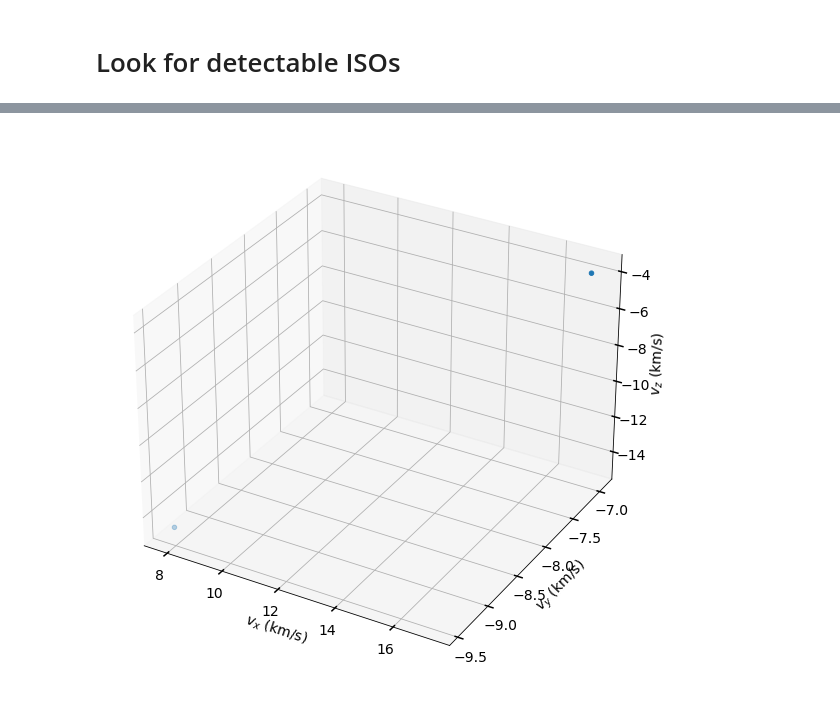
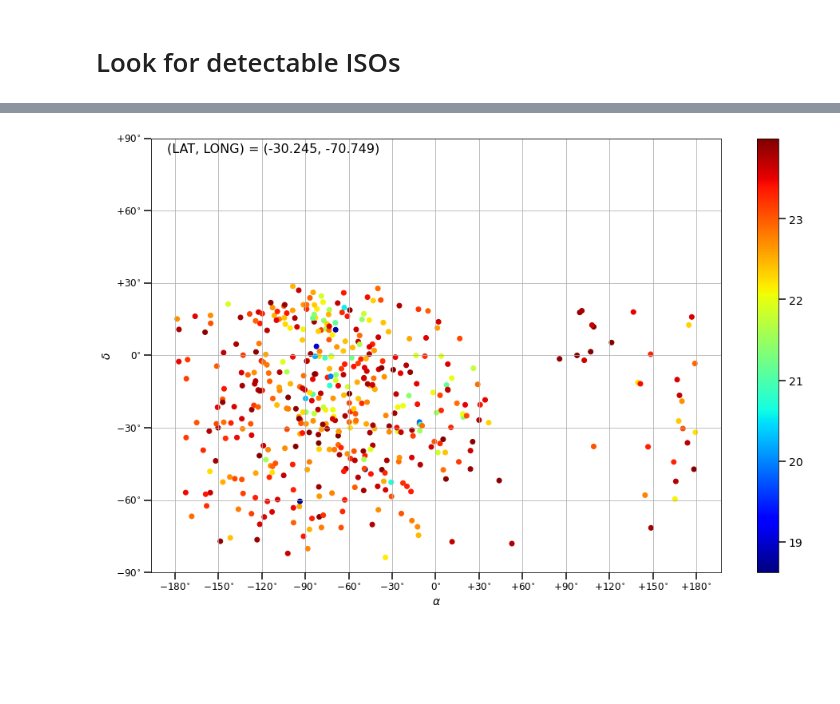
Before and after one commit to djhoover717/ISOAnalysis, a Jupyter notebook: iso_analysis_v3.ipynb, the cells around one changed output, grey strips where cells are left out. Drawn from its saved outputs; the diff is of its cells as text; code cells hidden in the pictures; blank space fills up the shorter version.

```diff
--- a/iso_analysis_v3.ipynb
+++ b/iso_analysis_v3.ipynb
@@ -342,15 +340,33 @@ plot_hist(orbits['e'][close_encounters], label=r'$e$', \
-# %%
-fig = plt.figure(figsize=(10, 10))
-ax = fig.add_subplot(projection='3d')
-
-vel_close_encounters = orbits['vel'][close_encounters]*AU/1000.
-
-ax.scatter(vel_close_encounters[:, 0, 0], \
-        vel_close_encounters[:, 0, 1], vel_close_encounters[:, 0, 2])
-
-ax.set_xlabel(r'$v_{x}$ (km/s)')
-ax.set_ylabel(r'$v_{y}$ (km/s)')
-ax.set_zlabel(r'$v_{z}$ (km/s)')
-plt.show()
-# %% [output]
-[figure, removed]
+# %%
+det_pos = []
+det_mag = []
+for i in range(NSAMPLES):
+    for j in range(NTIMES):
+        det = (orbits['mag'][i][j] <= 24)*(orbits['pos_horiz'][i][j][1] > np.radians(30.))*(orbits['solar_pos_horiz'][i][j][1] < np.radians(-18.))
+        if det == True:
+            det_pos.append(orbits['pos_eq'][i][j])
+            det_mag.append(orbits['mag'][i][j])
+
+det_pos, det_mag = np.array(det_pos), np.array(det_mag)
+
+plt.figure(figsize=(16, 10))
+plt.scatter(det_pos[:, 0], det_pos[:, 1], c=det_mag, cmap='jet')
+
+plt.xlabel(r'$\alpha$')
+plt.xticks([-pi, -5*pi/6, -2*pi/3, -pi/2, -pi/3, -pi/6, 0, pi/6, pi/3, pi/2, 2*pi/3, 5*pi/6, pi], [r'$-180^{\circ}$', \
+        r'$-150^{\circ}$', r'$-120^{\circ}$', r'$-90^{\circ}$', r'$-60^{\circ}$', r'$-30^{\circ}$', r'$0^{\circ}$', \
+        r'$+30^{\circ}$', r'$+60^{\circ}$', r'$+90^{\circ}$', r'$+120^{\circ}$', r'$+150^{\circ}$', r'$+180^{\circ}$'], \
+          fontsize=12)
+
+plt.ylabel(r'$\delta$')
+plt.yticks([-pi/2, -pi/3, -pi/6, 0, pi/6, pi/3, pi/2], [r'$-90^{\circ}$', r'$-60^{\circ}$', r'$-30^{\circ}$', \
+        r'$0^{\circ}$', r'$+30^{\circ}$', r'$+60^{\circ}$', r'$+90^{\circ}$'], fontsize=12)
+plt.grid(True)
+plt.colorbar()
+
+plt.text(-pi-0.1, pi/2-0.1, '(LAT, LONG) = (%.3f, %.3f)' %(np.degrees(LAT), \
+            np.degrees(LONG)), fontsize=16)
+
+plt.show()
+# %% [output]
+[figure, added]
```
Also changed, not shown: parts of 14 cells of this notebook.
